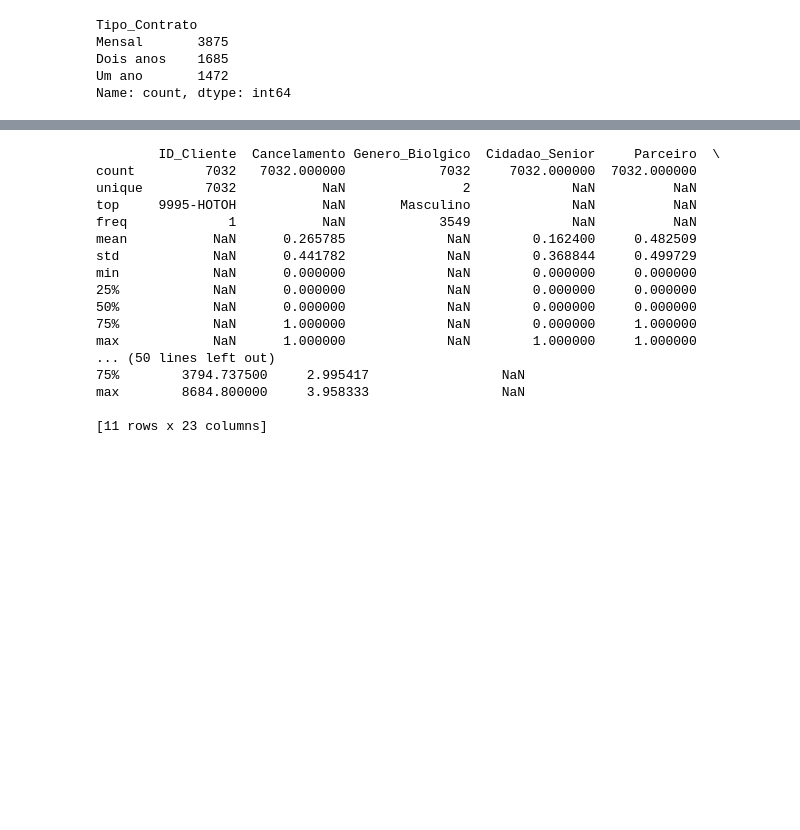
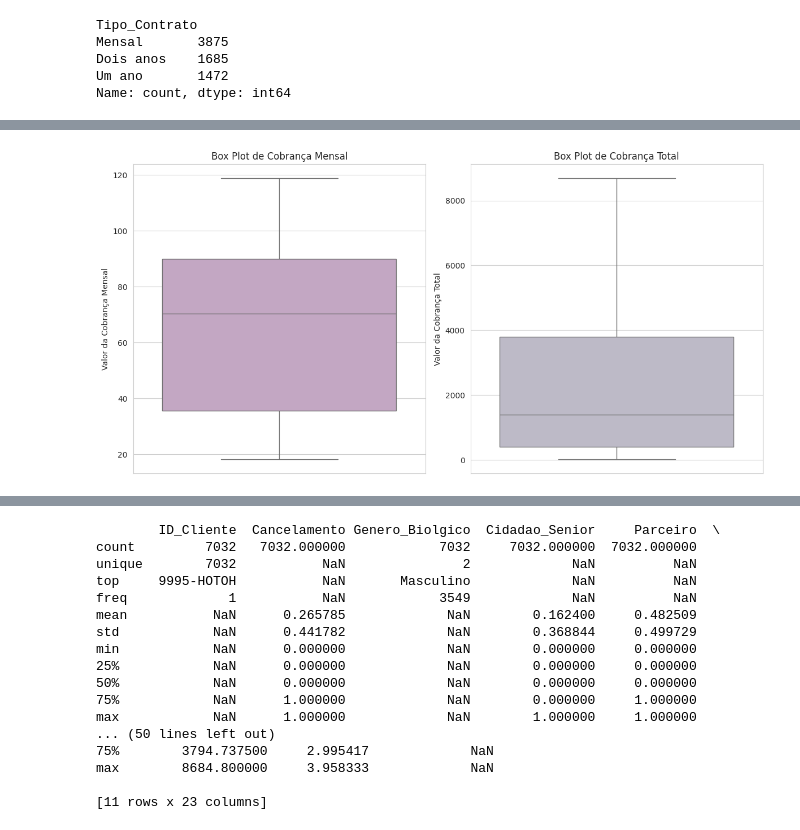
Before and after one commit to DaiMeotti/challenge-telecomx-1, a Jupyter notebook: TelecomX_1.ipynb, the cells around one changed output, grey strips where cells are left out. Cells and saved outputs as stored; diff of their text form; code cells hidden in the pictures; blank space fills up the shorter version.

```diff
--- a/TelecomX_1.ipynb
+++ b/TelecomX_1.ipynb
@@ -402,7 +401,7 @@ Dois anos    1685
 Um ano       1472
 Name: count, dtype: int64
 # %%
-mapeamento_pagamento = {'Cheque eltronico' : 'Cheque eletronico', 'Mailed check': 'Cheque por correio', 'Bank transfer (automatic)': 'Transferencia bancaria (automatica)', 'Credit card (automatic)': 'Cartao de credito (automatica)'}
+mapeamento_pagamento = {'Electronic check' : 'Cheque eletrônico', 'Mailed check': 'Cheque por correio', 'Bank transfer (automatic)': 'Transferencia bancaria (automatica)', 'Credit card (automatic)': 'Cartao de credito (automatica)'}
 
 df['Metodo_Pagamento'] = df['Metodo_Pagamento'].replace(mapeamento_pagamento)
 
@@ -436,0 +434,23 @@ max         118.750000     8684.800000      3.958333
+# %%
+# Procurando outliers
+
+import matplotlib.pyplot as plt
+import seaborn as sns
+
+sns.set_style("whitegrid")
+
+fig, axes = plt.subplots(nrows=1, ncols=2, figsize=(12, 6))
+
+sns.boxplot(y=df['Cobranca_Mensal'], ax=axes[0], color='#C8A2C8')
+axes[0].set_title('Box Plot de Cobrança Mensal')
+axes[0].set_ylabel('Valor da Cobrança Mensal')
+
+sns.boxplot(y=df['Cobranca_Total'], ax=axes[1], color='#BCB8C9')
+axes[1].set_title('Box Plot de Cobrança Total')
+axes[1].set_ylabel('Valor da Cobrança Total')
+
+plt.tight_layout()
+
+plt.show()
+# %% [output]
+[figure, added]
```
Also changed, not shown: parts of 34 cells of this notebook.
